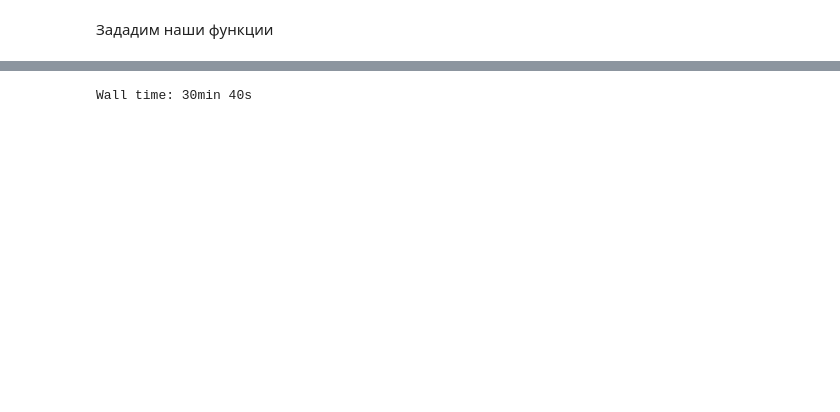
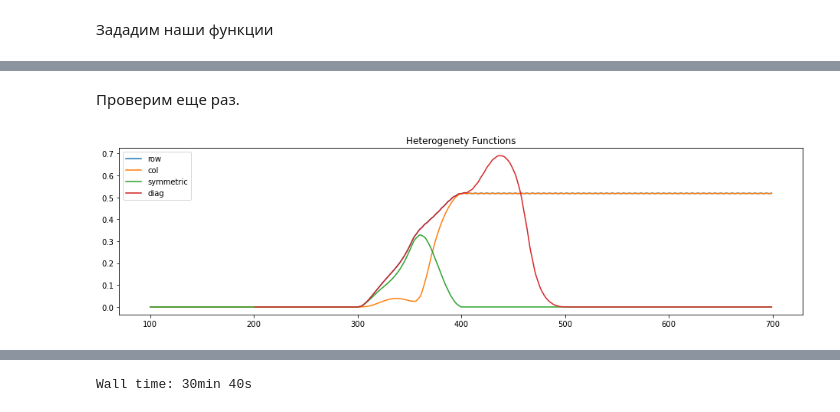
Before and after one commit to Loulaan/researchWork, a Jupyter notebook: freqTests.ipynb, the cells around one changed output, grey strips where cells are left out. Cells and saved outputs as stored; diff of their text form; code cells hidden in the pictures; blank space fills up the shorter version.

```diff
--- a/freqTests.ipynb
+++ b/freqTests.ipynb
@@ -79,0 +208,6 @@ fOutlierNoise = fOutlier + eps
+# %% [markdown]
+Проверим еще раз.
+# %%
+generate_hm_for_series(generate_series((1/10, 1/11)), which_heterogeneity)['Permanent'].plotHeterFunc()
+# %% [output]
+[figure, added]
```
Also changed, not shown: parts of 44 cells of this notebook, 6 other files.
